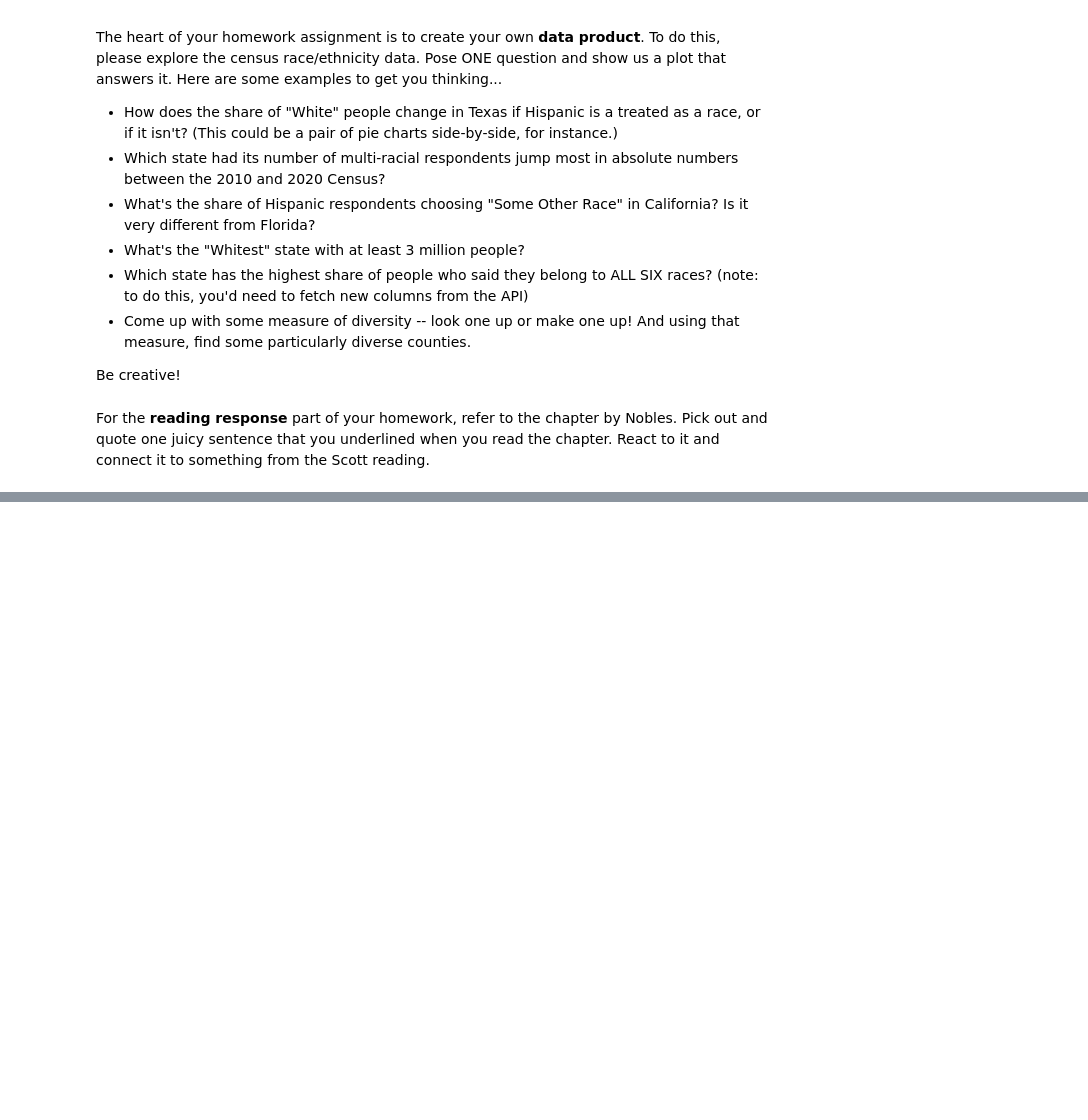
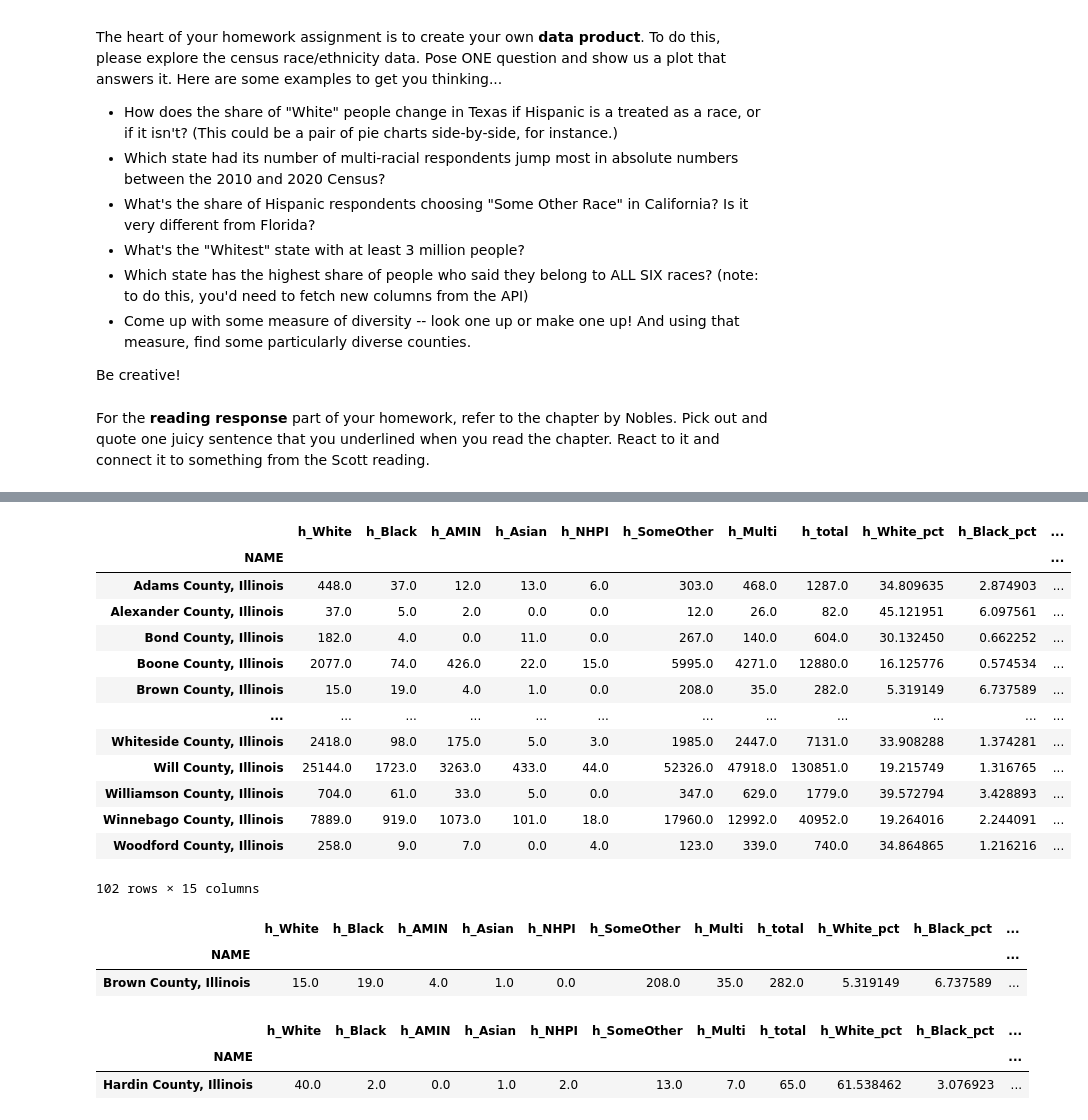
Before and after one commit to sguimaraes-uchi/Notebooks, a Jupyter notebook: Notebook1.ipynb, the cells around one changed output, grey strips where cells are left out. Drawn from its saved outputs; the diff is of its cells as text; code cells hidden in the pictures; blank space fills up the shorter version.

```diff
--- a/Notebook1.ipynb
+++ b/Notebook1.ipynb
@@ -1123,0 +1115,3 @@ hispanics_only_df
+# %%
+hispanics_only_df = race_ethnicity_df.drop(columns=non_hispanic_categories + ['state', 'county', 'nh_total'])
+hispanics_only_df
@@ -1123,0 +1133,33 @@ hispanics_only_df
+# %%
+for col in categories:
+    hispanics_only_df[f"h_{col}_pct"] = 100 * hispanics_only_df[f"h_{col}"] / hispanics_only_df["h_total"]
+hispanics_only_df
+# %% [output]
+|  | h_White | h_Black | h_AMIN | h_Asian | h_NHPI | h_SomeOther | h_Multi | h_total | h_White_pct | h_Black_pct | ... |
+| NAME |  |  |  |  |  |  |  |  |  |  | ... |
+| Adams County, Illinois | 448.0 | 37.0 | 12.0 | 13.0 | 6.0 | 303.0 | 468.0 | 1287.0 | 34.809635 | 2.874903 | ... |
+| Alexander County, Illinois | 37.0 | 5.0 | 2.0 | 0.0 | 0.0 | 12.0 | 26.0 | 82.0 | 45.121951 | 6.097561 | ... |
+| Bond County, Illinois | 182.0 | 4.0 | 0.0 | 11.0 | 0.0 | 267.0 | 140.0 | 604.0 | 30.132450 | 0.662252 | ... |
+| Boone County, Illinois | 2077.0 | 74.0 | 426.0 | 22.0 | 15.0 | 5995.0 | 4271.0 | 12880.0 | 16.125776 | 0.574534 | ... |
+| Brown County, Illinois | 15.0 | 19.0 | 4.0 | 1.0 | 0.0 | 208.0 | 35.0 | 282.0 | 5.319149 | 6.737589 | ... |
+| ... | ... | ... | ... | ... | ... | ... | ... | ... | ... | ... | ... |
+| Whiteside County, Illinois | 2418.0 | 98.0 | 175.0 | 5.0 | 3.0 | 1985.0 | 2447.0 | 7131.0 | 33.908288 | 1.374281 | ... |
+| Will County, Illinois | 25144.0 | 1723.0 | 3263.0 | 433.0 | 44.0 | 52326.0 | 47918.0 | 130851.0 | 19.215749 | 1.316765 | ... |
+| Williamson County, Illinois | 704.0 | 61.0 | 33.0 | 5.0 | 0.0 | 347.0 | 629.0 | 1779.0 | 39.572794 | 3.428893 | ... |
+| Winnebago County, Illinois | 7889.0 | 919.0 | 1073.0 | 101.0 | 18.0 | 17960.0 | 12992.0 | 40952.0 | 19.264016 | 2.244091 | ... |
+| Woodford County, Illinois | 258.0 | 9.0 | 7.0 | 0.0 | 4.0 | 123.0 | 339.0 | 740.0 | 34.864865 | 1.216216 | ... |
+102 rows × 15 columns
+# %%
+# County with the lowest h_White_pct
+hispanics_only_df.sort_values(by=["h_White_pct"], ascending=True).head(1)
+# %% [output]
+|  | h_White | h_Black | h_AMIN | h_Asian | h_NHPI | h_SomeOther | h_Multi | h_total | h_White_pct | h_Black_pct | ... |
+| NAME |  |  |  |  |  |  |  |  |  |  | ... |
+| Brown County, Illinois | 15.0 | 19.0 | 4.0 | 1.0 | 0.0 | 208.0 | 35.0 | 282.0 | 5.319149 | 6.737589 | ... |
+# %%
+#County with the highest h_White_pct
+hispanics_only_df.sort_values(by=["h_White_pct"], ascending=False).head(1)
+# %% [output]
+|  | h_White | h_Black | h_AMIN | h_Asian | h_NHPI | h_SomeOther | h_Multi | h_total | h_White_pct | h_Black_pct | ... |
+| NAME |  |  |  |  |  |  |  |  |  |  | ... |
+| Hardin County, Illinois | 40.0 | 2.0 | 0.0 | 1.0 | 2.0 | 13.0 | 7.0 | 65.0 | 61.538462 | 3.076923 | ... |
```
Also changed, not shown: parts of 6 cells of this notebook.
